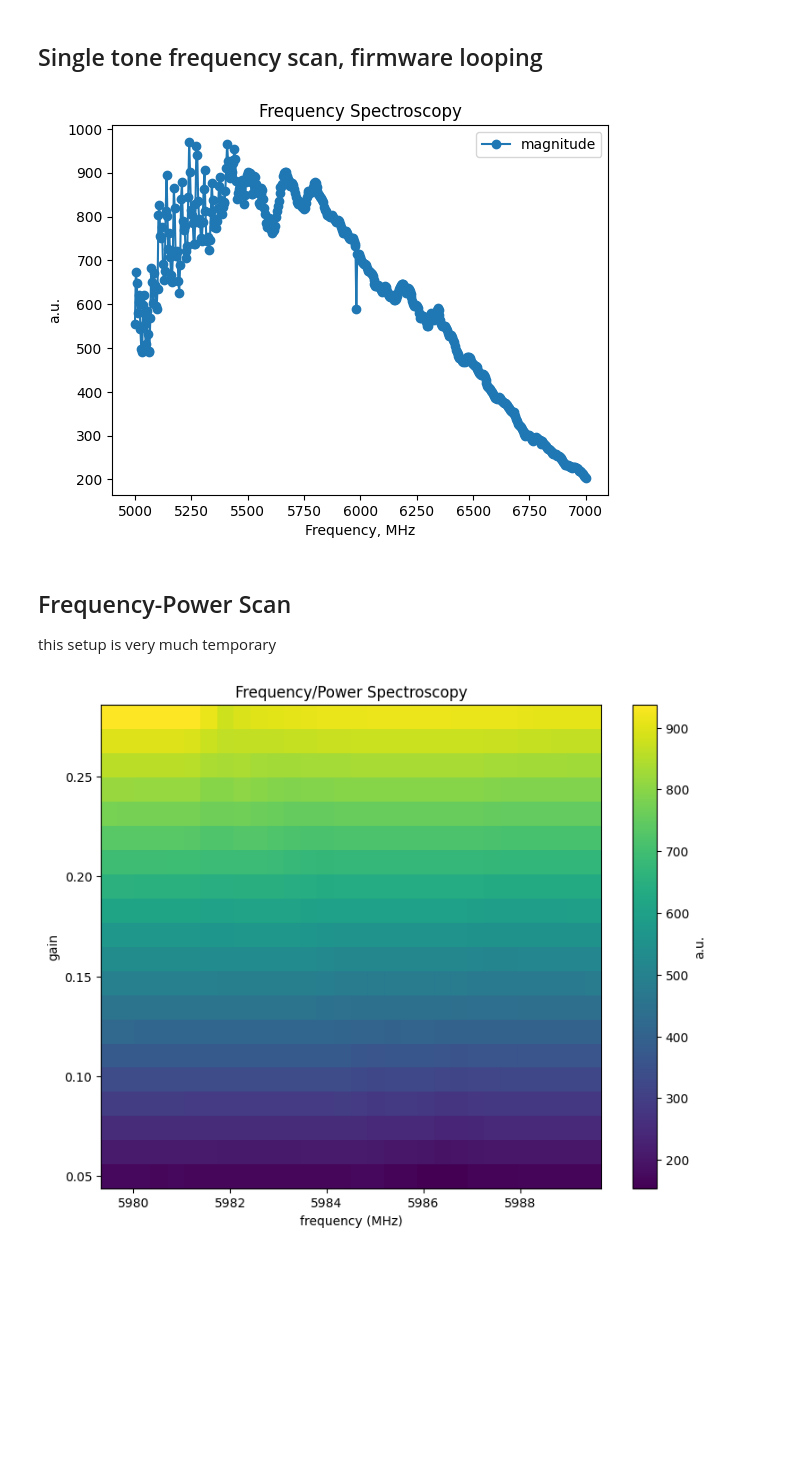
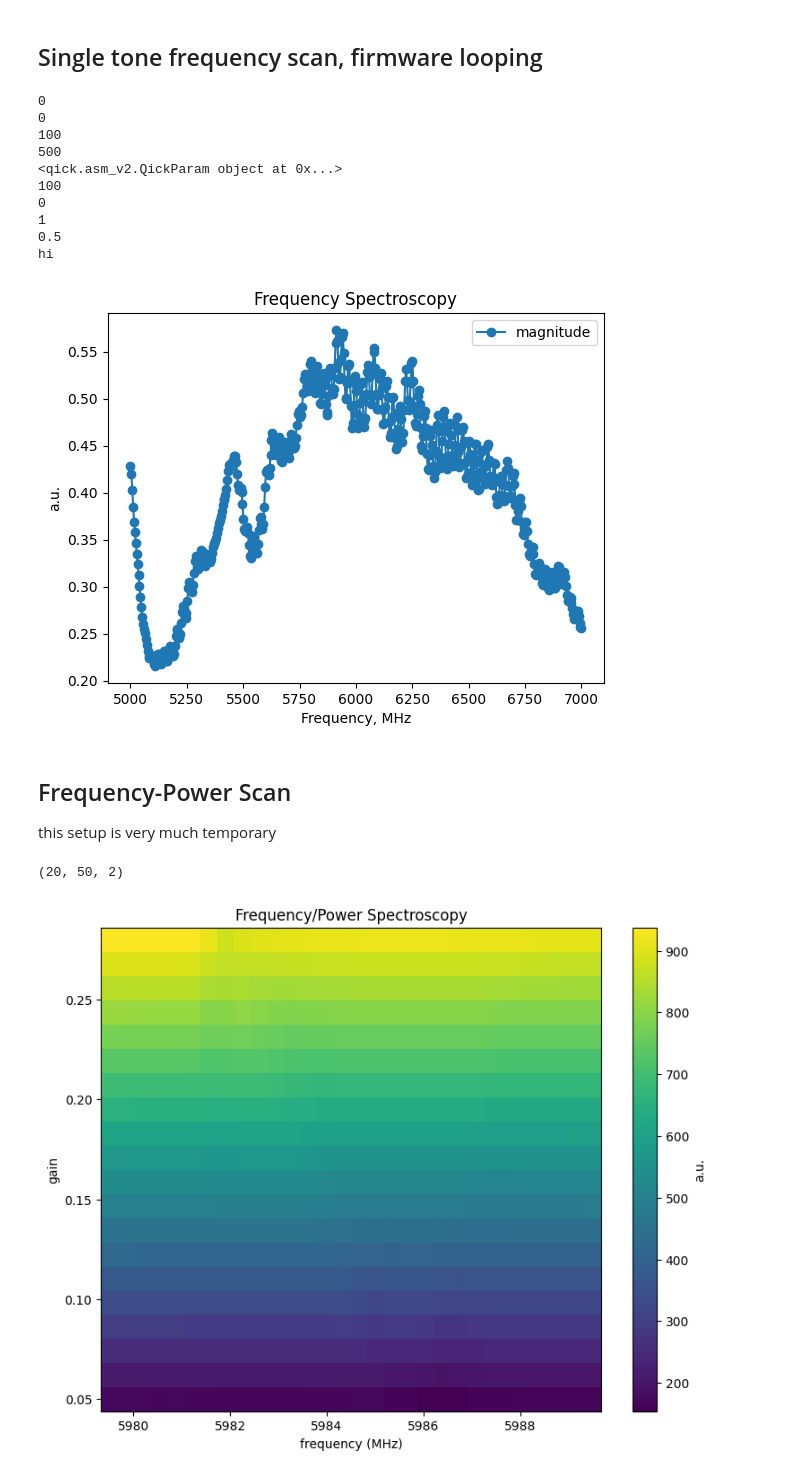
Before and after one commit to SchusterLab/ChaToT, a Jupyter notebook: nb/qubit_demos_tprocv2.ipynb, the cells around one changed output. Drawn from its saved outputs; the diff is of its cells as text; code cells hidden in the pictures; blank space fills up the shorter version.

Commit message:
figuring out why my qubit pulses dont work

```diff
--- a/nb/qubit_demos_tprocv2.ipynb
+++ b/nb/qubit_demos_tprocv2.ipynb
@@ -228,6 +228,16 @@ class SinglePulseFreqLoop(AveragerProgramV2):
     def _initialize(self, cfg):
         ro_ch = cfg['ro_ch']
         gen_ch = cfg['gen_ch']
+
+        print(gen_ch)
+        print(ro_ch)
+        print(cfg['ro_len'])
+        print(cfg['steps'])
+        print(cfg['freq'])
+        print(cfg['pulse_len'])
+        print(0)
+        print(cfg['gain'])
+        print(cfg['trig_time'])
 
         self.declare_gen(ch=gen_ch, nqz=1)
         self.declare_readout(ch=ro_ch, length=cfg['ro_len'])
@@ -253,37 +263,47 @@ span = 1000
 n = 500
 fs = np.linspace(f0 - span, f0 + span, n)
 
-pulse_len = 8
+pulse_len = 100
 
 config = {'gen_ch': 0,
           'ro_ch': 0,
           'freq': QickSweep1D('freq_loop', f0 - span, f0 + span),
           'trig_time': TRIG_TIME,
           'pulse_len': pulse_len,
           'ro_len': pulse_len,
           'steps': n,
           'gain': 1
          }
 
 
 
 prog = SinglePulseFreqLoop(soccfg, reps=1000, final_delay=0.5, cfg=config)
 
 iq_list = prog.acquire(soc)
 idata = iq_list[0][0][:,0]
 qdata = iq_list[0][0][:,1]
 adata = np.abs(iq_list[0][0].dot([1,1j]))
 
 # plt.plot(fs, idata, "-o", label="I value")
 # plt.plot(fs, qdata, "-o", label="Q value")
 plt.plot(fs, adata, "-o", label="magnitude")
 plt.legend()
 plt.xlabel("Frequency, MHz")
 plt.ylabel("a.u.")
 plt.title("Frequency Spectroscopy")
 plt.show()
 # %% [output]
+0
+0
+100
+500
+<qick.asm_v2.QickParam object at 0x...>
+100
+0
+1
+0.5
+hi
-[figure, old version]
+[figure, new version]
 # %% [markdown]
 ## Frequency-Power Scan
 this setup is very much temporary
@@ -343,6 +363,10 @@ iq_list = prog.acquire(soc)
 adata = []
 for iq in range(len(iq_list[0][0])):
     adata.append(np.abs(iq_list[0][0][iq].dot([1,1j])))
+# %%
+np.shape(iq_list[0][0])
+# %% [output]
+(20, 50, 2)
 # %%
 fig = plt.figure(figsize=(9, 7))
 plt.title("Frequency/Power Spectroscopy")
```
Also changed, not shown: parts of 5 cells of this notebook.
